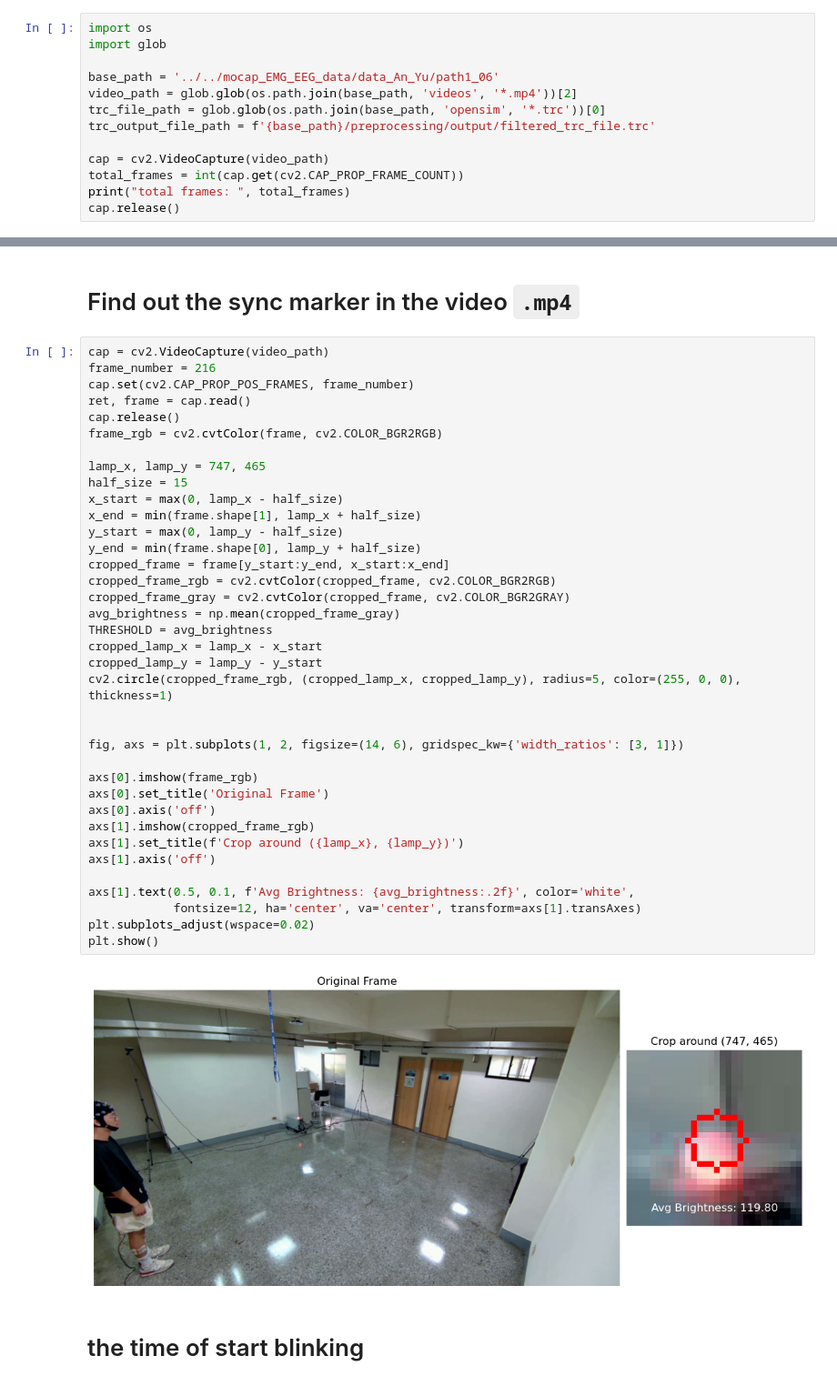
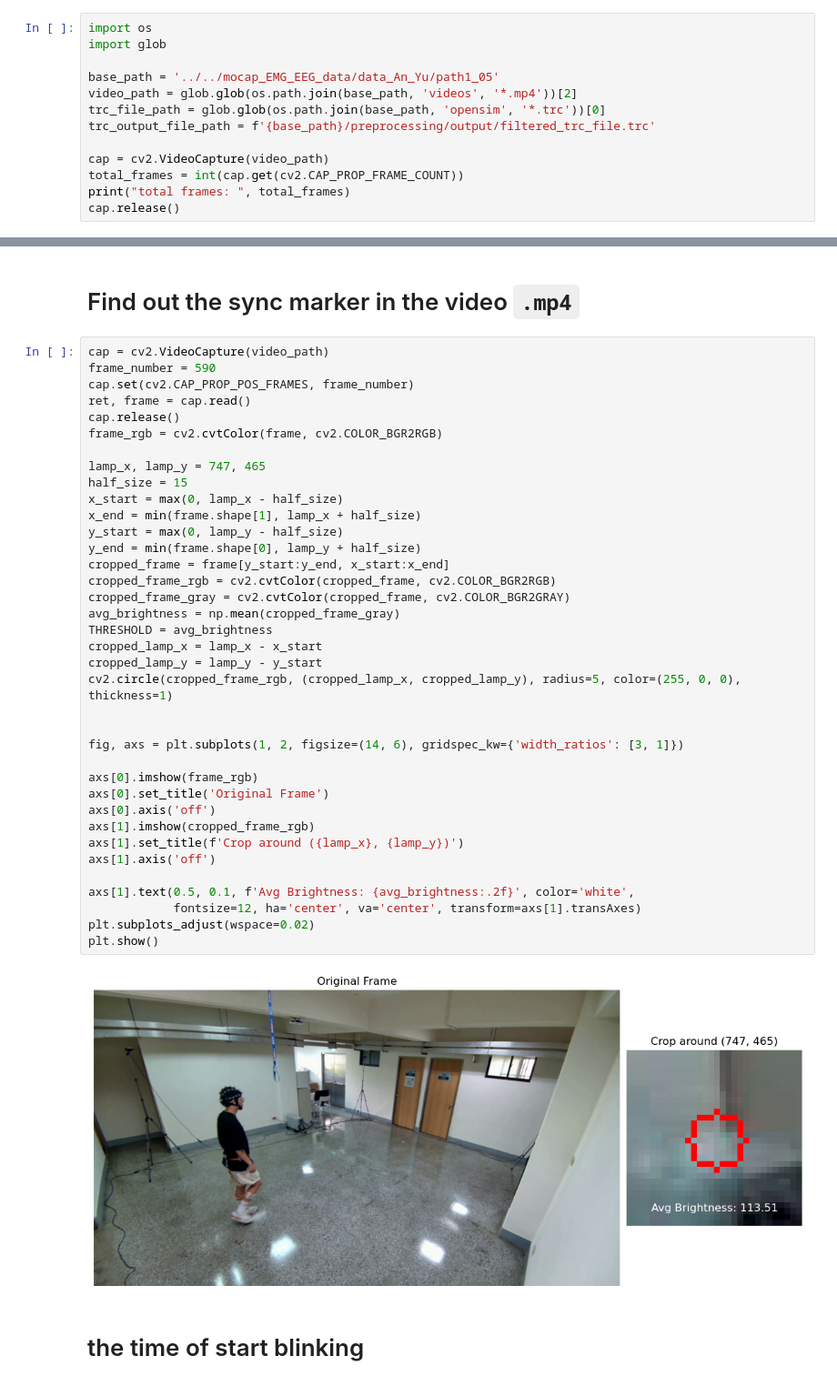
Before and after one commit to eddLai/ExoskeletonPowerAsistance, a Jupyter notebook: simulation/preprocessing/analysis/video_analysis.ipynb, the cells around one changed output, grey strips where cells are left out. Shown at 91% size. Cells and saved outputs as stored; diff of their text form.

```diff
--- a/simulation/preprocessing/analysis/video_analysis.ipynb
+++ b/simulation/preprocessing/analysis/video_analysis.ipynb
@@ -8,7 +8,7 @@ import matplotlib.pyplot as plt
 import os
 import glob
 
-base_path = '../../mocap_EMG_EEG_data/data_An_Yu/path1_06'
+base_path = '../../mocap_EMG_EEG_data/data_An_Yu/path1_05'
 video_path = glob.glob(os.path.join(base_path, 'videos', '*.mp4'))[2]
 trc_file_path = glob.glob(os.path.join(base_path, 'opensim', '*.trc'))[0]
 trc_output_file_path = f'{base_path}/preprocessing/output/filtered_trc_file.trc'
@@ -23,7 +23,7 @@ total frames:  979
 # Find out the sync marker in the video `.mp4`
 # %%
 cap = cv2.VideoCapture(video_path)
-frame_number = 216
+frame_number = 590
 cap.set(cv2.CAP_PROP_POS_FRAMES, frame_number)
 ret, frame = cap.read()
 cap.release()
@@ -32,34 +32,34 @@ frame_rgb = cv2.cvtColor(frame, cv2.COLOR_BGR2RGB)
 lamp_x, lamp_y = 747, 465
 half_size = 15
 x_start = max(0, lamp_x - half_size)
 x_end = min(frame.shape[1], lamp_x + half_size)
 y_start = max(0, lamp_y - half_size)
 y_end = min(frame.shape[0], lamp_y + half_size)
 cropped_frame = frame[y_start:y_end, x_start:x_end]
 cropped_frame_rgb = cv2.cvtColor(cropped_frame, cv2.COLOR_BGR2RGB)
 cropped_frame_gray = cv2.cvtColor(cropped_frame, cv2.COLOR_BGR2GRAY)
 avg_brightness = np.mean(cropped_frame_gray)
 THRESHOLD = avg_brightness
 cropped_lamp_x = lamp_x - x_start
 cropped_lamp_y = lamp_y - y_start
 cv2.circle(cropped_frame_rgb, (cropped_lamp_x, cropped_lamp_y), radius=5, color=(255, 0, 0), thickness=1)
 
 
 fig, axs = plt.subplots(1, 2, figsize=(14, 6), gridspec_kw={'width_ratios': [3, 1]})
 
 axs[0].imshow(frame_rgb)
 axs[0].set_title('Original Frame')
 axs[0].axis('off')
 axs[1].imshow(cropped_frame_rgb)
 axs[1].set_title(f'Crop around ({lamp_x}, {lamp_y})')
 axs[1].axis('off')
 
 axs[1].text(0.5, 0.1, f'Avg Brightness: {avg_brightness:.2f}', color='white',
             fontsize=12, ha='center', va='center', transform=axs[1].transAxes)
 plt.subplots_adjust(wspace=0.02)
 plt.show()
 # %% [output]
-[figure, old version]
+[figure, new version]
 # %% [markdown]
 # the time of start blinking
 # %%
```
Also changed, not shown: parts of 9 cells of this notebook.
